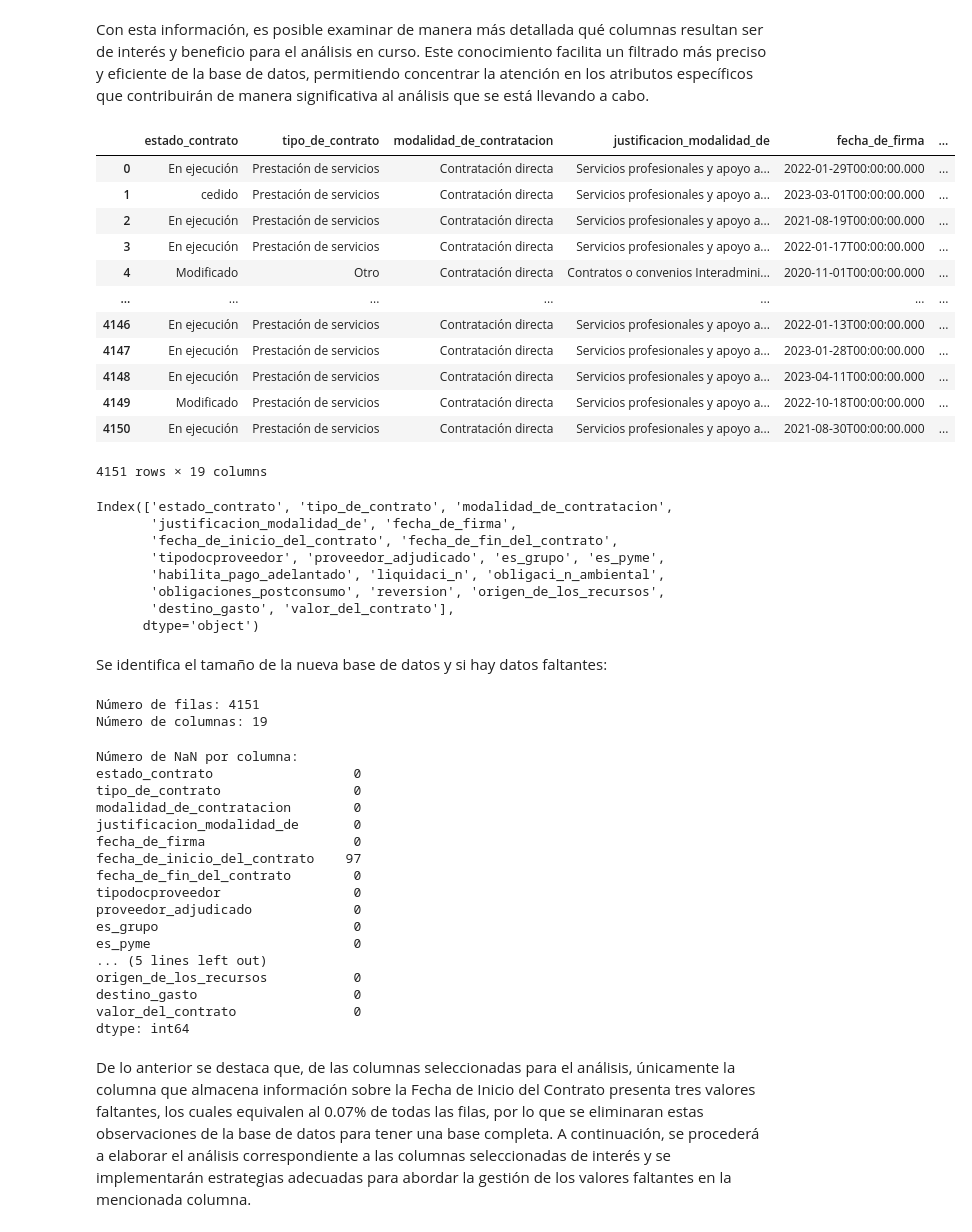
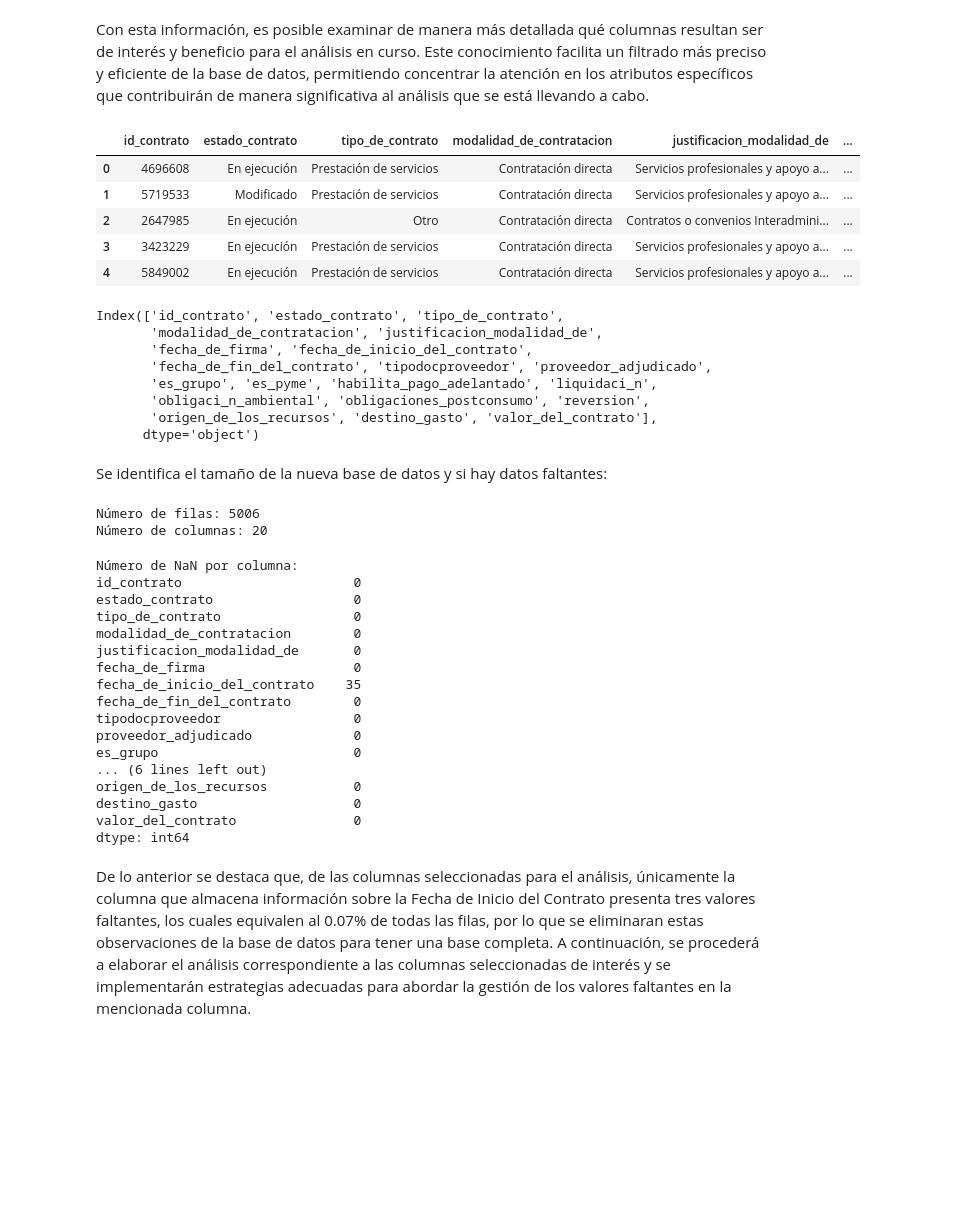
Before and after one commit to JuanMoreno20/An-lisis-del-Ministerio-de-Ambiente-, a Jupyter notebook: Codigo/Preprocesamiento/Repositorio2.ipynb, the cells around one changed output. Saved outputs shown, nothing was run; the diff lists cells and outputs as text; code cells hidden in the pictures; blank space fills up the shorter version.

```diff
--- a/Codigo/Preprocesamiento/Repositorio2.ipynb
+++ b/Codigo/Preprocesamiento/Repositorio2.ipynb
@@ -125,37 +118,32 @@ Con esta información, es posible examinar de manera más detallada qué columna
 # %%
 #Seleccion de columnas
 Base_filtrada = pd.concat([
-    contratos_min_ambiente.loc[:, 'estado_contrato':'valor_del_contrato']
+    contratos_min_ambiente.loc[:, 'id_contrato':'valor_del_contrato']
 ], axis=1)
-columnas_eliminar = ["codigo_de_categoria_principal", "descripcion_del_proceso", "condiciones_de_entrega", "documento_proveedor"]
+columnas_eliminar = ["referencia_del_contrato","codigo_de_categoria_principal", "descripcion_del_proceso", "condiciones_de_entrega", "documento_proveedor"]
 Base_filtrada = Base_filtrada.drop(columnas_eliminar, axis=1)
-Base_filtrada.to_csv('../../Datos/Raw/base_recortada_contratos.csv', index=False)
+Base_filtrada['id_contrato'] = Base_filtrada['id_contrato'].str.replace('CO1.PCCNTR.', '')
+Base_filtrada['id_contrato'] = pd.to_numeric(Base_filtrada['id_contrato'], errors='coerce')
+Base_filtrada.to_csv('../../Datos/Raw/base_recortada_contratos.csv', index=True)
 Data=pd.read_csv('../../Datos/Raw/base_recortada_contratos.csv')
-Base_filtrada
+Base_filtrada.head()
 # %% [output]
-|  | estado_contrato | tipo_de_contrato | modalidad_de_contratacion | justificacion_modalidad_de | fecha_de_firma | ... |
-| 0 | En ejecución | Prestación de servicios | Contratación directa | Servicios profesionales y apoyo a... | 2022-01-29T00:00:00.000 | ... |
-| 1 | cedido | Prestación de servicios | Contratación directa | Servicios profesionales y apoyo a... | 2023-03-01T00:00:00.000 | ... |
-| 2 | En ejecución | Prestación de servicios | Contratación directa | Servicios profesionales y apoyo a... | 2021-08-19T00:00:00.000 | ... |
-| 3 | En ejecución | Prestación de servicios | Contratación directa | Servicios profesionales y apoyo a... | 2022-01-17T00:00:00.000 | ... |
-| 4 | Modificado | Otro | Contratación directa | Contratos o convenios Interadmini... | 2020-11-01T00:00:00.000 | ... |
-| ... | ... | ... | ... | ... | ... | ... |
-| 4146 | En ejecución | Prestación de servicios | Contratación directa | Servicios profesionales y apoyo a... | 2022-01-13T00:00:00.000 | ... |
-| 4147 | En ejecución | Prestación de servicios | Contratación directa | Servicios profesionales y apoyo a... | 2023-01-28T00:00:00.000 | ... |
-| 4148 | En ejecución | Prestación de servicios | Contratación directa | Servicios profesionales y apoyo a... | 2023-04-11T00:00:00.000 | ... |
-| 4149 | Modificado | Prestación de servicios | Contratación directa | Servicios profesionales y apoyo a... | 2022-10-18T00:00:00.000 | ... |
-| 4150 | En ejecución | Prestación de servicios | Contratación directa | Servicios profesionales y apoyo a... | 2021-08-30T00:00:00.000 | ... |
+|  | id_contrato | estado_contrato | tipo_de_contrato | modalidad_de_contratacion | justificacion_modalidad_de | ... |
+| 0 | 4696608 | En ejecución | Prestación de servicios | Contratación directa | Servicios profesionales y apoyo a... | ... |
+| 1 | 5719533 | Modificado | Prestación de servicios | Contratación directa | Servicios profesionales y apoyo a... | ... |
+| 2 | 2647985 | En ejecución | Otro | Contratación directa | Contratos o convenios Interadmini... | ... |
+| 3 | 3423229 | En ejecución | Prestación de servicios | Contratación directa | Servicios profesionales y apoyo a... | ... |
+| 4 | 5849002 | En ejecución | Prestación de servicios | Contratación directa | Servicios profesionales y apoyo a... | ... |
-4151 rows × 19 columns
 # %%
 print(Base_filtrada.columns)
 # %% [output]
-Index(['estado_contrato', 'tipo_de_contrato', 'modalidad_de_contratacion',
-       'justificacion_modalidad_de', 'fecha_de_firma',
-       'fecha_de_inicio_del_contrato', 'fecha_de_fin_del_contrato',
-       'tipodocproveedor', 'proveedor_adjudicado', 'es_grupo', 'es_pyme',
-       'habilita_pago_adelantado', 'liquidaci_n', 'obligaci_n_ambiental',
-       'obligaciones_postconsumo', 'reversion', 'origen_de_los_recursos',
-       'destino_gasto', 'valor_del_contrato'],
+Index(['id_contrato', 'estado_contrato', 'tipo_de_contrato',
+       'modalidad_de_contratacion', 'justificacion_modalidad_de',
+       'fecha_de_firma', 'fecha_de_inicio_del_contrato',
+       'fecha_de_fin_del_contrato', 'tipodocproveedor', 'proveedor_adjudicado',
+       'es_grupo', 'es_pyme', 'habilita_pago_adelantado', 'liquidaci_n',
+       'obligaci_n_ambiental', 'obligaciones_postconsumo', 'reversion',
+       'origen_de_los_recursos', 'destino_gasto', 'valor_del_contrato'],
       dtype='object')
 # %% [markdown]
 Se identifica el tamaño de la nueva base de datos y si hay datos faltantes:
@@ -166,8 +154,8 @@ filas, columnas = Base_filtrada.shape
 print(f'Número de filas: {filas}')
 print(f'Número de columnas: {columnas}')
 # %% [output]
-Número de filas: 4151
-Número de columnas: 19
+Número de filas: 5006
+Número de columnas: 20
 # %%
 # Se configura la visualización para mostrar todas las columnas
 pd.set_option('display.max.columns', None)
@@ -177,18 +165,18 @@ print("Número de NaN por columna:")
 print(nan_count)
 # %% [output]
 Número de NaN por columna:
+id_contrato                      0
 estado_contrato                  0
 tipo_de_contrato                 0
 modalidad_de_contratacion        0
 justificacion_modalidad_de       0
 fecha_de_firma                   0
-fecha_de_inicio_del_contrato    97
+fecha_de_inicio_del_contrato    35
 fecha_de_fin_del_contrato        0
 tipodocproveedor                 0
 proveedor_adjudicado             0
 es_grupo                         0
-es_pyme                          0
-... (5 lines left out)
+... (6 lines left out)
 origen_de_los_recursos           0
 destino_gasto                    0
 valor_del_contrato               0
```
Also changed, not shown: parts of 92 cells of this notebook, 31 other files.
